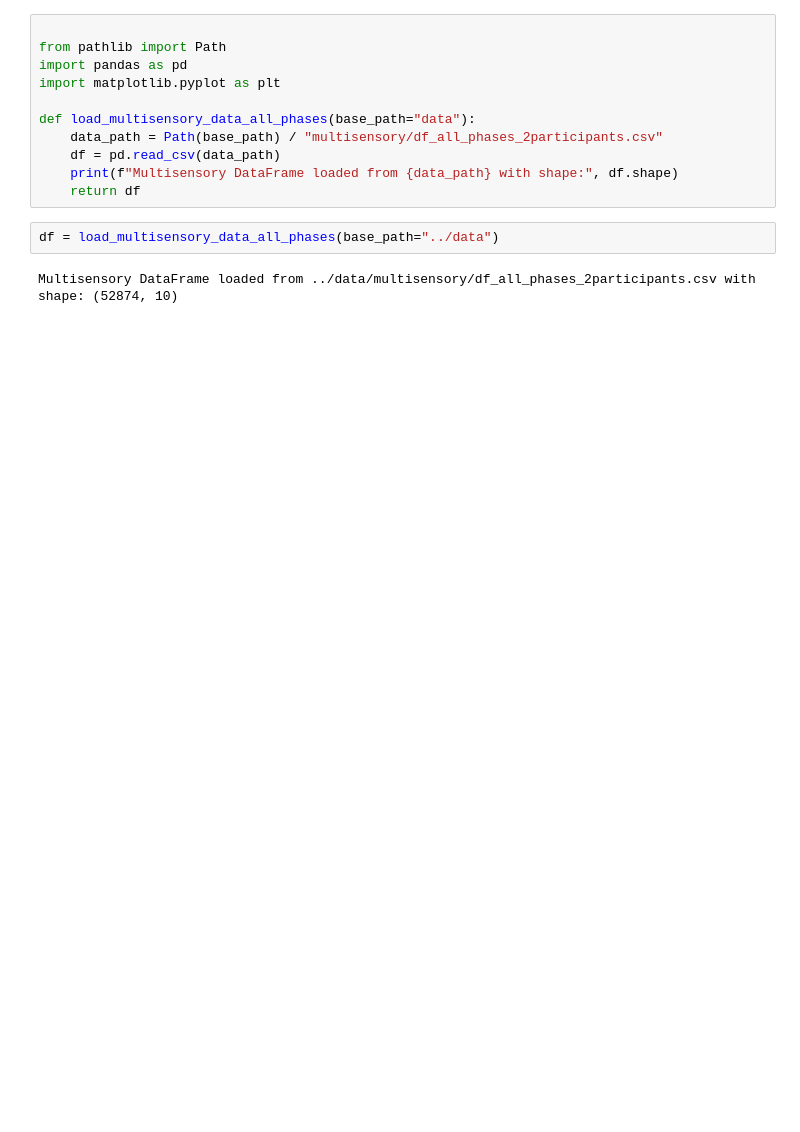
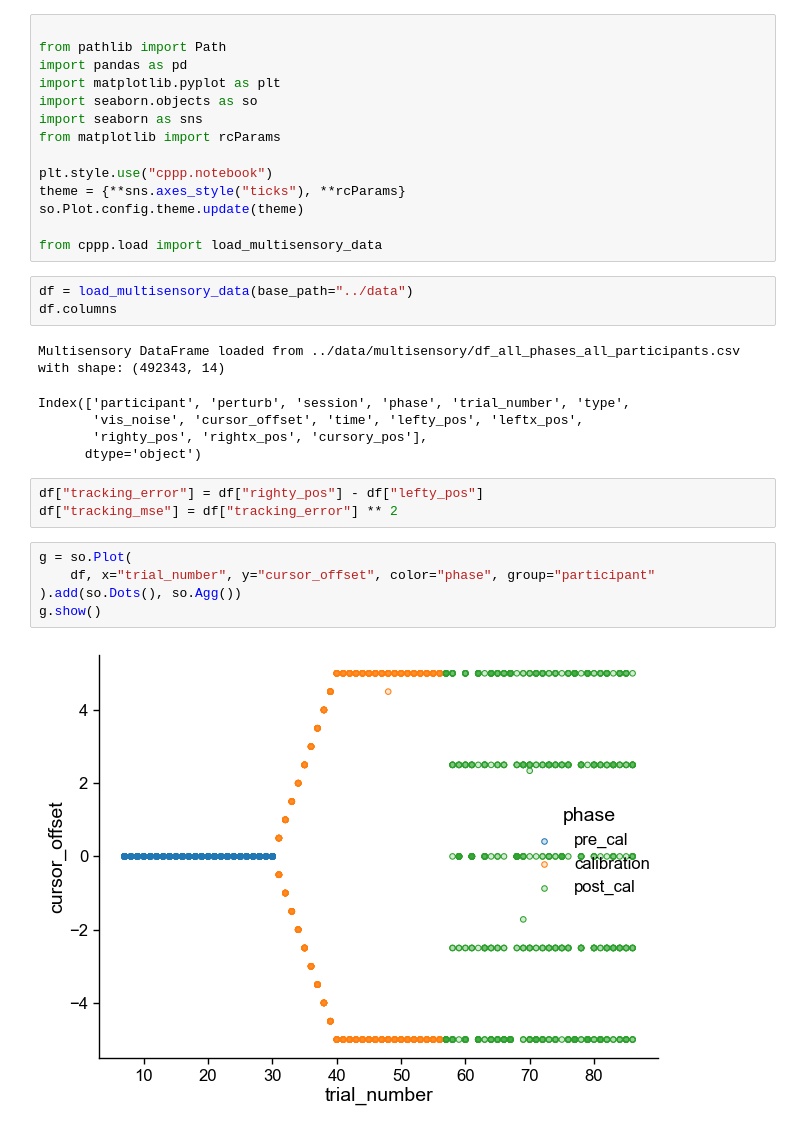
Before and after one commit to dominikstrb/cpp-proprioception, a Jupyter notebook: notebooks/CheckDataOffset.ipynb, the cells around one changed output. Cells and saved outputs as stored; diff of their text form; blank space fills up the shorter version.

```diff
--- a/notebooks/CheckDataOffset.ipynb
+++ b/notebooks/CheckDataOffset.ipynb
@@ -3,13 +3,31 @@
 from pathlib import Path
 import pandas as pd
 import matplotlib.pyplot as plt
+import seaborn.objects as so
+import seaborn as sns
+from matplotlib import rcParams
 
-def load_multisensory_data_all_phases(base_path="data"):
-    data_path = Path(base_path) / "multisensory/df_all_phases_2participants.csv"
-    df = pd.read_csv(data_path)
-    print(f"Multisensory DataFrame loaded from {data_path} with shape:", df.shape)
-    return df
+plt.style.use("cppp.notebook")
+theme = {**sns.axes_style("ticks"), **rcParams}
+so.Plot.config.theme.update(theme)
+
+from cppp.load import load_multisensory_data
 # %%
-df = load_multisensory_data_all_phases(base_path="../data")
+df = load_multisensory_data(base_path="../data")
+df.columns
 # %% [output]
-Multisensory DataFrame loaded from ../data/multisensory/df_all_phases_2participants.csv with shape: (52874, 10)
+Multisensory DataFrame loaded from ../data/multisensory/df_all_phases_all_participants.csv with shape: (492343, 14)
+Index(['participant', 'perturb', 'session', 'phase', 'trial_number', 'type',
+       'vis_noise', 'cursor_offset', 'time', 'lefty_pos', 'leftx_pos',
+       'righty_pos', 'rightx_pos', 'cursory_pos'],
+      dtype='object')
+# %%
+df["tracking_error"] = df["righty_pos"] - df["lefty_pos"]
+df["tracking_mse"] = df["tracking_error"] ** 2
+# %%
+g = so.Plot(
+    df, x="trial_number", y="cursor_offset", color="phase", group="participant"
+).add(so.Dots(), so.Agg())
+g.show()
+# %% [output]
+[figure, added]
```
Also changed, not shown: parts of 2 cells of this notebook, 4 other files.
